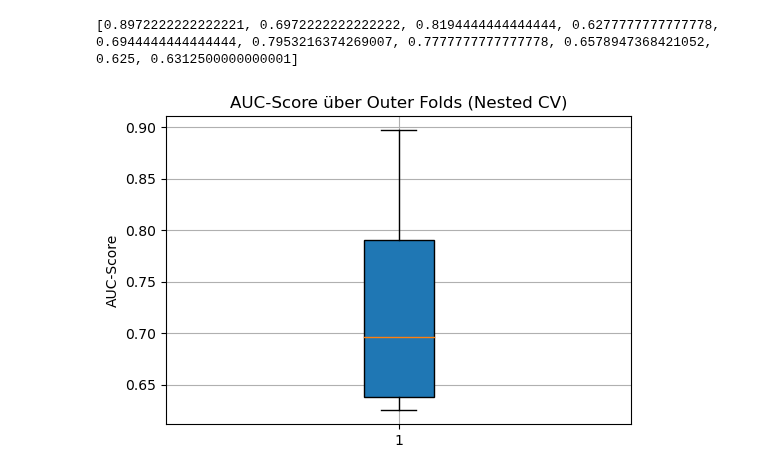
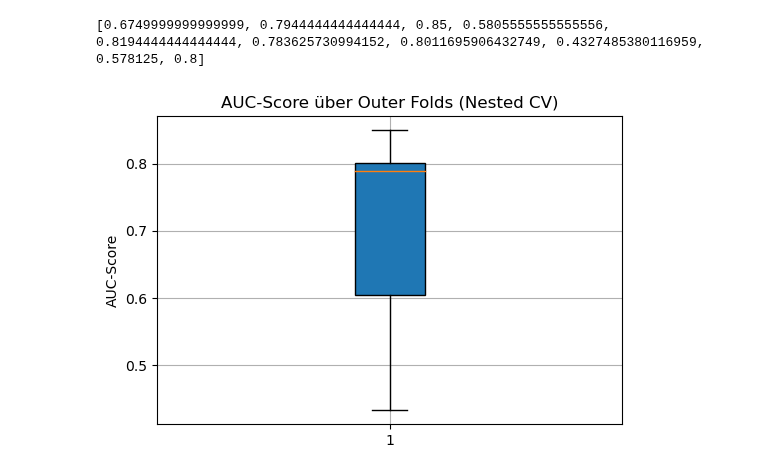
Before and after one commit to FelixFritz02/MasterKL, a Jupyter notebook: AI Numerics/Data Challenge/eSPA.ipynb, the cells around one changed output. Drawn from its saved outputs; the diff is of its cells as text; code cells hidden in the pictures.

```diff
--- a/AI Numerics/Data Challenge/eSPA.ipynb
+++ b/AI Numerics/Data Challenge/eSPA.ipynb
@@ -1,3 +29,12 @@
+# %%
+from sklearn.preprocessing import MinMaxScaler
+scaler_X = MinMaxScaler()
+scaler_y = MinMaxScaler()
+X = pd.DataFrame(scaler_X.fit_transform(X), columns=X.columns, index=X.index)
+y = pd.DataFrame(scaler_y.fit_transform(y), columns=y.columns, index=y.index)
+# %%
+X = X.values
+y = y.values.ravel()
 # %%
 import numpy as np
 import matplotlib.pyplot as plt
@@ -21,11 +58,12 @@ def slog(X, tol=1e-300):
 from sklearn.base import BaseEstimator, ClassifierMixin
 from sklearn.metrics import accuracy_score
 from sklearn.metrics import roc_auc_score
+from sklearn.cluster import KMeans
 
 
 class eSPA_demo(BaseEstimator, ClassifierMixin):
 
-    def __init__(self, K=3, epsC=1e-3, epsW=1e-2, max_iters=500, tol=1e-8):
+    def __init__(self, K=3, epsC=1e-3, epsW=1e-2, max_iters=1000, tol=1e-10):
         self.K = K
         self.epsC = epsC
         self.epsW = epsW
@@ -33,9 +71,10 @@ class eSPA_demo(BaseEstimator, ClassifierMixin):
         self.tol = tol
         self._is_fitted = False
 
-    def fit(self, X, y, N_anneal=16, criterion = "auc"):
+    def fit(self, X, y, N_anneal=32, criterion = "auc"):
         T, D = X.shape
         self.classes = np.unique(y)
+        overall_K = self.K
 
         # Convert to one-hot
         Pi = np.zeros((T, len(self.classes)))
@@ -47,11 +86,18 @@ class eSPA_demo(BaseEstimator, ClassifierMixin):
 
         for trial in range(N_anneal):
             # ----- Initialisierung ----- (diese ist zufällig, das ist der Punkt warum wir öfters fitten)
-            C = X[np.random.randint(0, T, self.K), :]
+            self.K = overall_K
+            rng = np.random.RandomState(trial)
+            indices = rng.randint(0, T, self.K)
+            C = X[indices, :]
+
             G = np.zeros((T, self.K))
-            W = np.random.rand(D) + 0.1
+
+            W = rng.rand(D) + 0.001
             W /= W.sum()
-            L = np.random.rand(len(self.classes), self.K)
+
+            L = rng.rand(len(self.classes), self.K)
+
             losses = []
 
             for i in range(self.max_iters):
@@ -99,7 +145,7 @@ class eSPA_demo(BaseEstimator, ClassifierMixin):
                     break
 
             # ----- Simulated Annealing Auswahl -----
-            # Niumm MOdell mit bester accuracy/roc auf den Trainingsdaten
+            # Nimm MOdell mit bester accuracy/roc auf den Trainingsdaten
             G_pred = cdist(X, C, "sqeuclidean", w=W)
             mins = np.argmin(G_pred, axis=1)
             G_pred[:, :] = 0
@@ -163,16 +209,10 @@ class eSPA_demo(BaseEstimator, ClassifierMixin):
         preds = np.argmax(probs, axis=0)  # max Wahrscheinlichkeit pro Sample
         return preds
 # %%
-from sklearn.metrics import make_scorer, roc_auc_score
-X = pd.read_pickle("X.pkl")
-X = X.values
-y = pd.read_pickle("y.pkl")
-y = np.ravel(y)
-mod = eSPA_demo(K=6, epsC=1e-1, epsW=1)
+mod = eSPA_demo(K=6, epsC=1e-3, epsW=1e-2)
 mod.fit(X,y, criterion = "auc")
 predprob = mod.predict_proba(X)
 
-print(y.shape)
 score = roc_auc_score(y, predprob[1,:])
 print(score)
 mod.W
@@ -284,12 +318,12 @@ Outer Fold 10/10
 # %%
 import matplotlib.pyplot as plt
-print(nested_cv_scores)
+print(outer_scores)
 plt.figure(figsize=(6, 4))
-plt.boxplot(nested_cv_scores, vert=True, patch_artist=True)
+plt.boxplot(outer_scores, vert=True, patch_artist=True)
 plt.title('AUC-Score über Outer Folds (Nested CV)')
 plt.ylabel('AUC-Score')
 plt.grid(True)
 plt.show()
 # %% [output]
-[0.8972222222222221, 0.6972222222222222, 0.8194444444444444, 0.6277777777777778, 0.6944444444444444, 0.7953216374269007, 0.7777777777777778, 0.6578947368421052, 0.625, 0.6312500000000001]
+[0.6749999999999999, 0.7944444444444444, 0.85, 0.5805555555555556, 0.8194444444444444, 0.783625730994152, 0.8011695906432749, 0.4327485380116959, 0.578125, 0.8]
-[figure, old version]
+[figure, new version]
```
Also changed, not shown: parts of 10 cells of this notebook, 9 other files.
